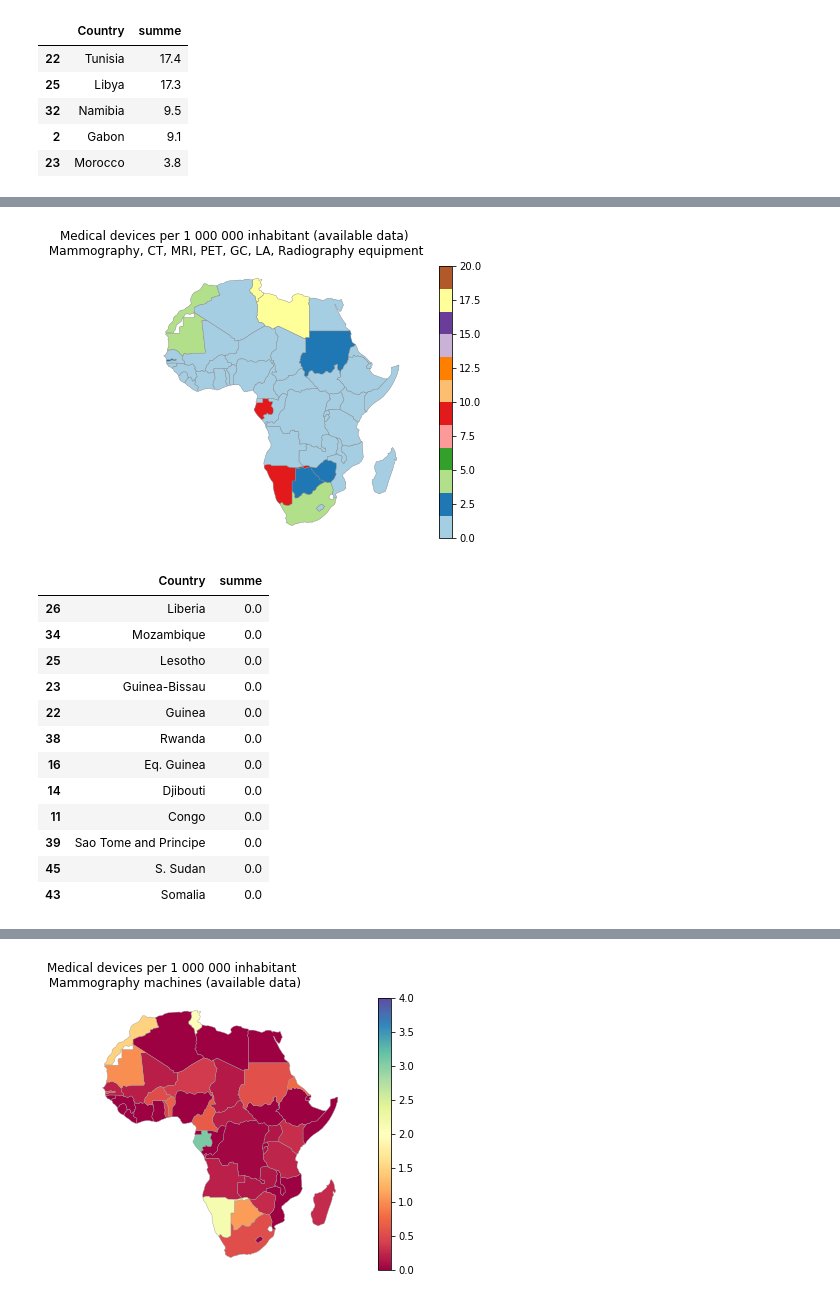
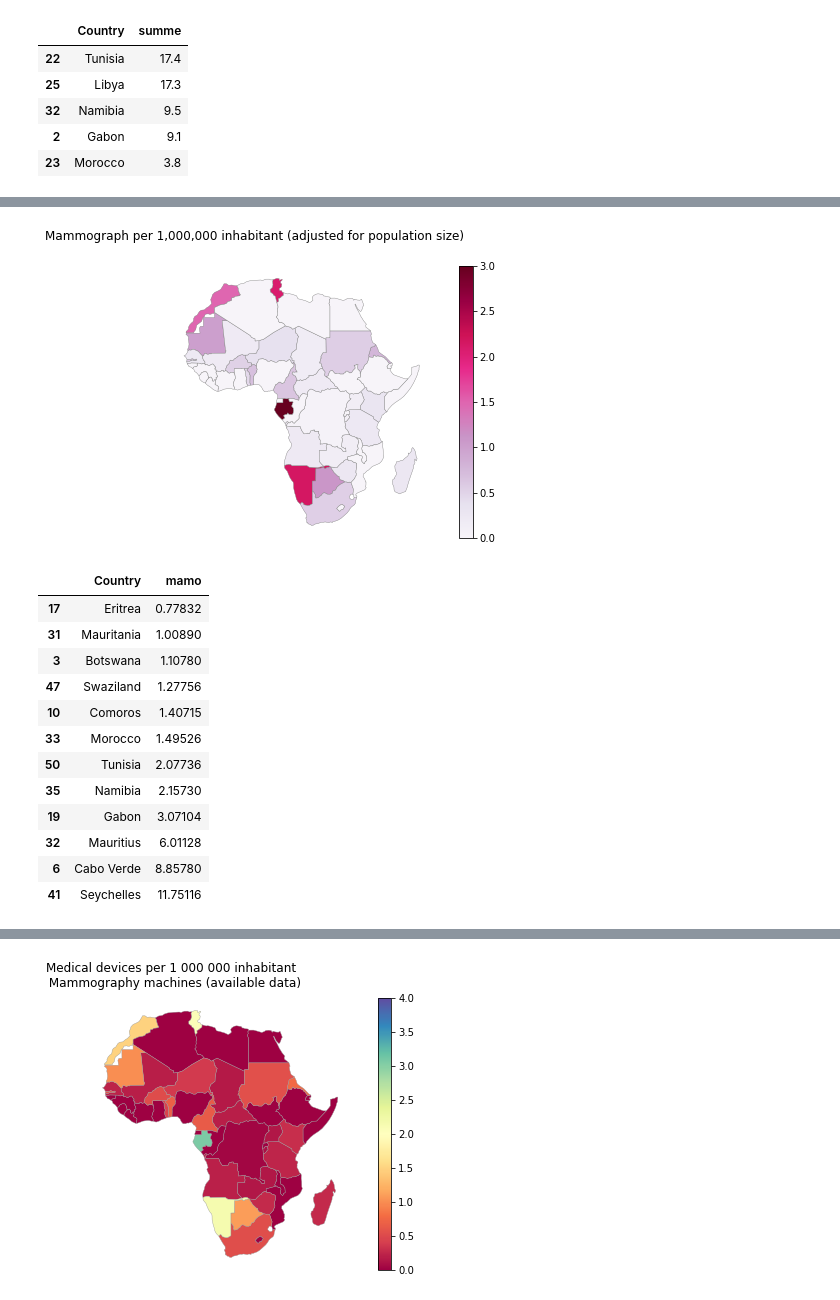
Before and after one commit to inestej/cancer_africa, a Jupyter notebook: Medical_devices.ipynb, the cells around one changed output, grey strips where cells are left out. Saved outputs shown, nothing was run; the diff lists cells and outputs as text; code cells hidden in the pictures.

```diff
--- a/Medical_devices.ipynb
+++ b/Medical_devices.ipynb
@@ -104,34 +143,34 @@ df[['Country', "summe"]].head()
 # %%
 from matplotlib import cm
-#cmap = cm.get_cmap('Spectral')
-cmap = cm.get_cmap('Paired')
+cmap = cm.get_cmap('PuRd')
+#cmap = cm.get_cmap('Paired')
 #cmap = cm.get_cmap('tab20c')
 #cmap = cm.get_cmap('Accent')
 
 #from cartopy import crs as ccrs
 # Generate a figure with two axes, one for CartoPy, one for GeoPandas
 fig, axs = plt.subplots(1,1,figsize=(10, 5), sharex=True, sharey=True)
-fig.suptitle('Medical devices per 1 000 000 inhabitant (available data)\n Mammography, CT, MRI, PET, GC, LA, Radiography equipment')
+fig.suptitle('Mammograph per 1,000,000 inhabitant (adjusted for population size)')
 # Make the CartoPy plot
-line1 = df.plot(column='summe', cmap=cmap, legend=True, linewidth=0.4, ax=axs, edgecolor='0.5', vmin=0, vmax=20)
+line1 = df.plot(column='mamo', cmap=cmap, legend=True, linewidth=0.4, ax=axs, edgecolor='0.5', vmin=0, vmax=3)
 axs.axis('off')
-#plt.savefig(r'med6.png')
+plt.savefig(r'mam1.png')
 plt.show()
 # %% [output]
-[figure, old version]
+[figure, new version]
 # %%
-med[['Country', "summe"]].sort_values(by=['summe']).head(12)
+med[['Country', "mamo"]].sort_values(by=['mamo']).tail(12)
 # %% [output]
-|  | Country | summe |
-| 26 | Liberia | 0.0 |
-| 34 | Mozambique | 0.0 |
-| 25 | Lesotho | 0.0 |
-| 23 | Guinea-Bissau | 0.0 |
-| 22 | Guinea | 0.0 |
-| 38 | Rwanda | 0.0 |
-| 16 | Eq. Guinea | 0.0 |
-| 14 | Djibouti | 0.0 |
-| 11 | Congo | 0.0 |
-| 39 | Sao Tome and Principe | 0.0 |
-| 45 | S. Sudan | 0.0 |
-| 43 | Somalia | 0.0 |
+|  | Country | mamo |
+| 17 | Eritrea | 0.77832 |
+| 31 | Mauritania | 1.00890 |
+| 3 | Botswana | 1.10780 |
+| 47 | Swaziland | 1.27756 |
+| 10 | Comoros | 1.40715 |
+| 33 | Morocco | 1.49526 |
+| 50 | Tunisia | 2.07736 |
+| 35 | Namibia | 2.15730 |
+| 19 | Gabon | 3.07104 |
+| 32 | Mauritius | 6.01128 |
+| 6 | Cabo Verde | 8.85780 |
+| 41 | Seychelles | 11.75116 |
```
Also changed, not shown: parts of 4 cells of this notebook.
